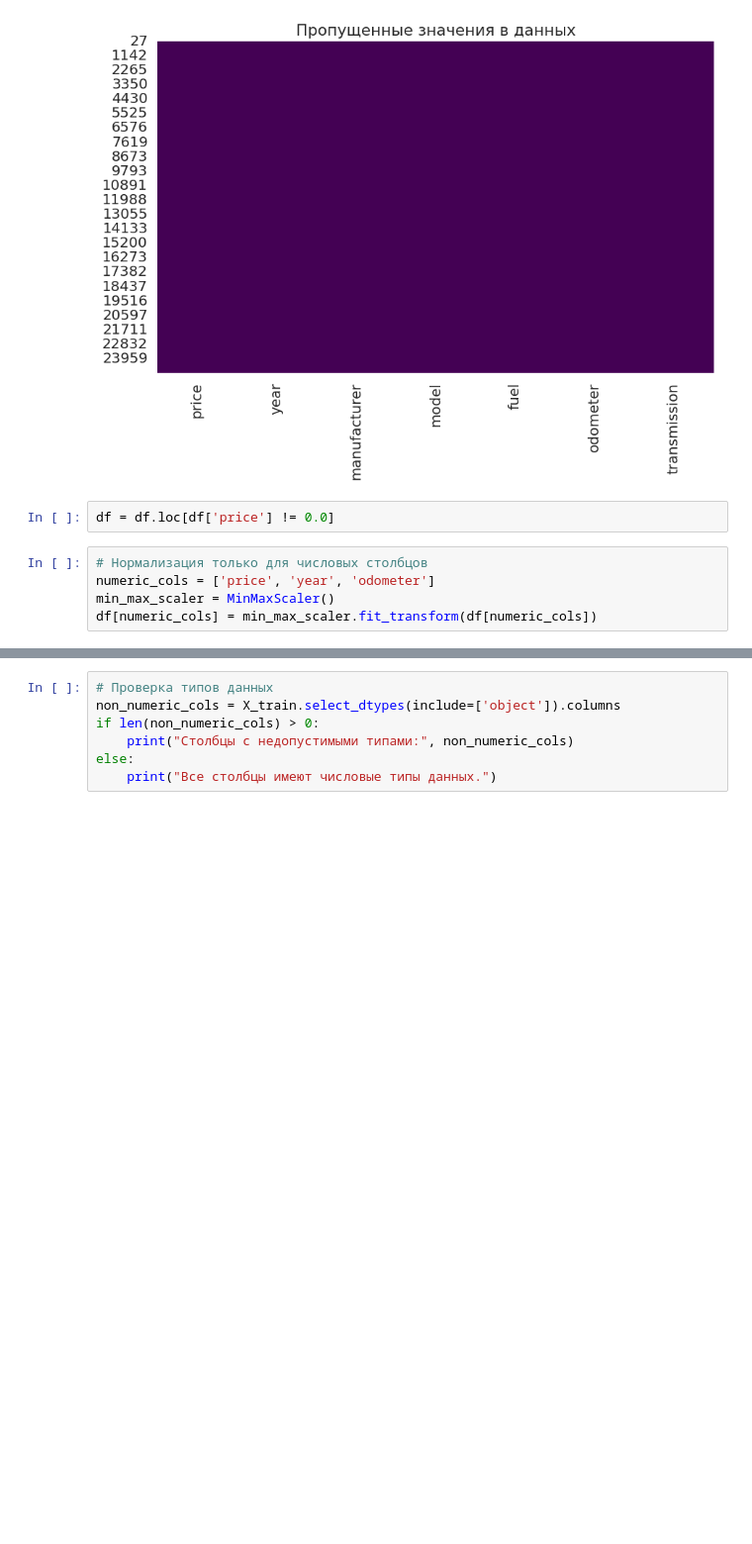
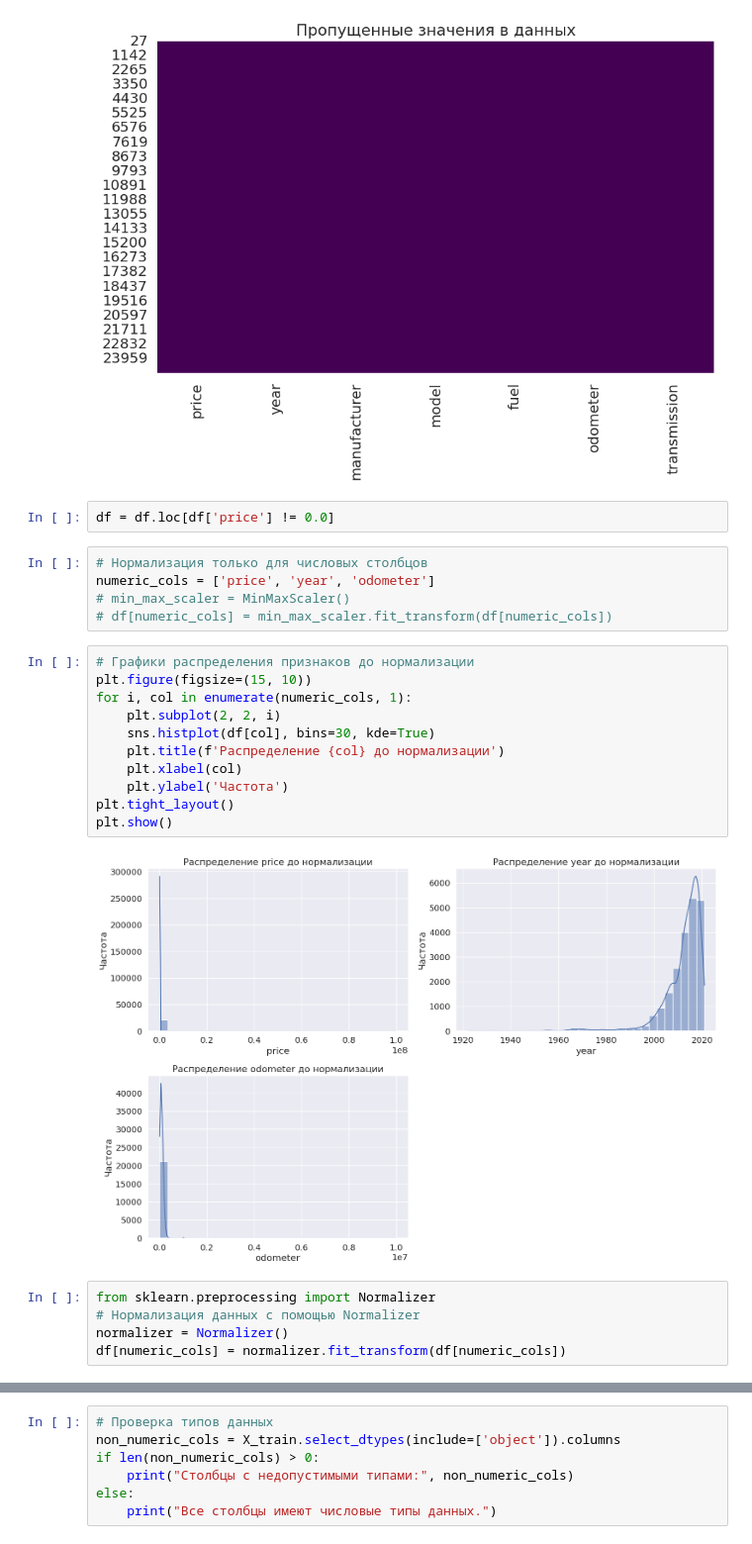
Before and after one commit to Kot71nsk/Car_Price, a Jupyter notebook: car_price.ipynb, the cells around one changed output, grey strips where cells are left out. Shown: that part at 99% size. Drawn from its saved outputs; the diff is of its cells as text; blank space fills up the shorter version.

```diff
--- a/car_price.ipynb
+++ b/car_price.ipynb
@@ -92,5 +92,23 @@ df = df.loc[df['price'] != 0.0]
 # %%
 # Нормализация только для числовых столбцов
 numeric_cols = ['price', 'year', 'odometer']
-min_max_scaler = MinMaxScaler()
-df[numeric_cols] = min_max_scaler.fit_transform(df[numeric_cols])
+# min_max_scaler = MinMaxScaler()
+# df[numeric_cols] = min_max_scaler.fit_transform(df[numeric_cols])
+# %%
+# Графики распределения признаков до нормализации
+plt.figure(figsize=(15, 10))
+for i, col in enumerate(numeric_cols, 1):
+    plt.subplot(2, 2, i)
+    sns.histplot(df[col], bins=30, kde=True)
+    plt.title(f'Распределение {col} до нормализации')
+    plt.xlabel(col)
+    plt.ylabel('Частота')
+plt.tight_layout()
+plt.show()
+# %% [output]
+[figure, added]
+# %%
+from sklearn.preprocessing import Normalizer
+# Нормализация данных с помощью Normalizer
+normalizer = Normalizer()
+df[numeric_cols] = normalizer.fit_transform(df[numeric_cols])
```
Also changed, not shown: parts of 3 cells of this notebook.
